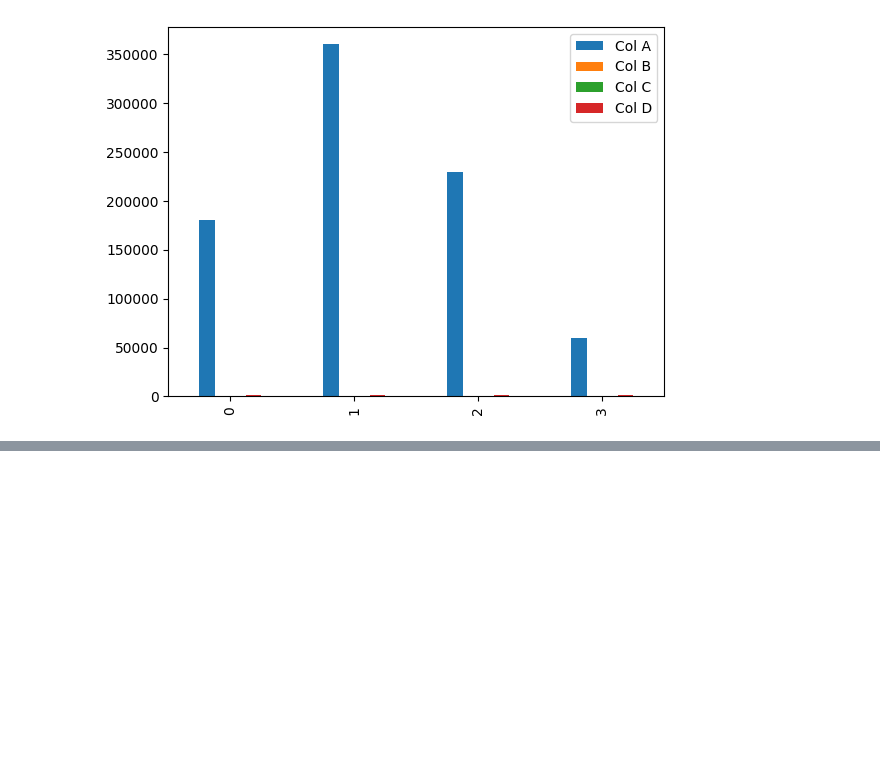
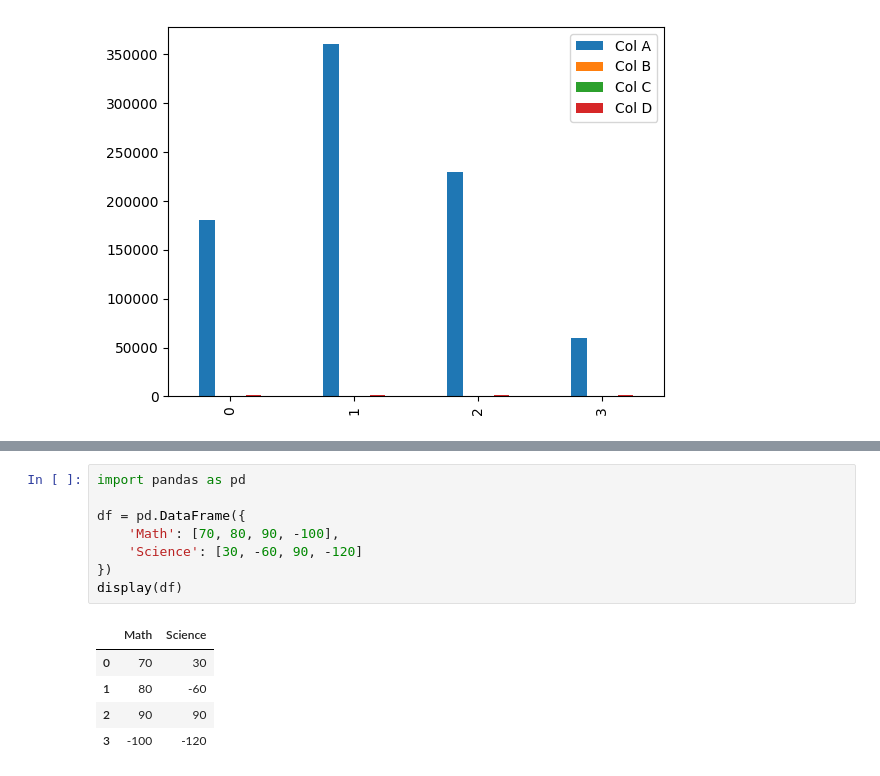
Before and after one commit to ngzhiwei517/NLP, a Jupyter notebook: Pandas_Data_Normalization.ipynb, the cells around one changed output, grey strips where cells are left out. Saved outputs shown, nothing was run; the diff lists cells and outputs as text; blank space fills up the shorter version.

```diff
--- a/Pandas_Data_Normalization.ipynb
+++ b/Pandas_Data_Normalization.ipynb
@@ -39,0 +45,14 @@ df.plot(kind='bar')
+# %%
+import pandas as pd
+
+df = pd.DataFrame({
+    'Math': [70, 80, 90, -100],
+    'Science': [30, -60, 90, -120]
+})
+display(df)
+# %% [output]
+|  | Math | Science |
+| 0 | 70 | 30 |
+| 1 | 80 | -60 |
+| 2 | 90 | 90 |
+| 3 | -100 | -120 |
```
Also changed, not shown: parts of 3 cells of this notebook.
